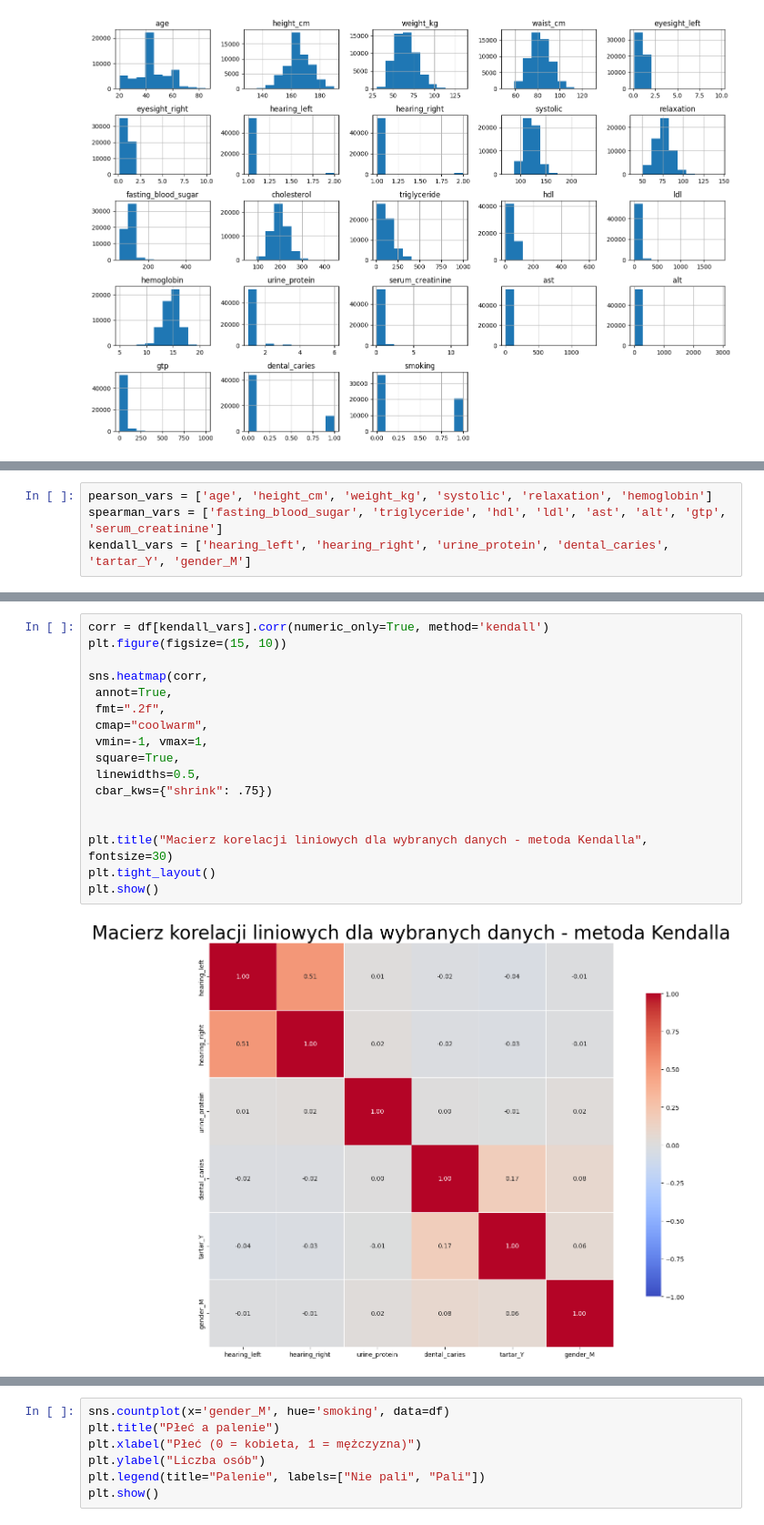
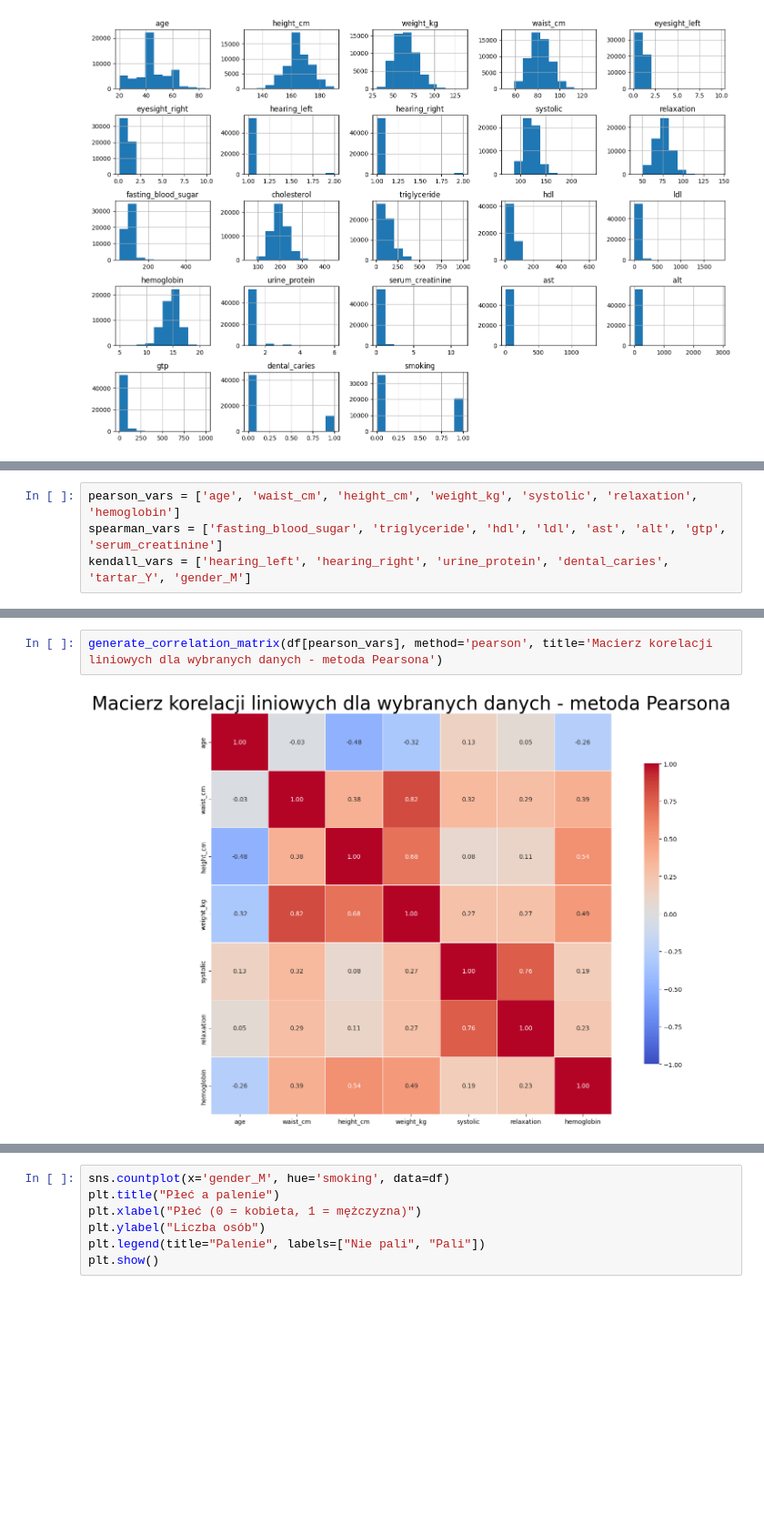
Before and after one commit to msnaspers/ml-pg2025, a Jupyter notebook: projekt_zaliczeniowy.ipynb, the cells around one changed output, grey strips where cells are left out. Shown: that part at 91% size. Saved outputs shown, nothing was run; the diff lists cells and outputs as text; blank space fills up the shorter version.

```diff
--- a/projekt_zaliczeniowy.ipynb
+++ b/projekt_zaliczeniowy.ipynb
@@ -269,4 +265,4 @@ plt.show()
 # %%
-pearson_vars = ['age', 'height_cm', 'weight_kg', 'systolic', 'relaxation', 'hemoglobin']
+pearson_vars = ['age', 'waist_cm', 'height_cm', 'weight_kg', 'systolic', 'relaxation', 'hemoglobin']
 spearman_vars = ['fasting_blood_sugar', 'triglyceride', 'hdl', 'ldl', 'ast', 'alt', 'gtp', 'serum_creatinine']
 kendall_vars = ['hearing_left', 'hearing_right', 'urine_protein', 'dental_caries', 'tartar_Y', 'gender_M']
@@ -311,19 +269,4 @@ plt.show()
-# %%
-corr = df[kendall_vars].corr(numeric_only=True, method='kendall')
-plt.figure(figsize=(15, 10))
-
-sns.heatmap(corr,
- annot=True,
- fmt=".2f",
- cmap="coolwarm",
- vmin=-1, vmax=1,
- square=True,
- linewidths=0.5,
- cbar_kws={"shrink": .75})
-
-
-plt.title("Macierz korelacji liniowych dla wybranych danych - metoda Kendalla", fontsize=30)
-plt.tight_layout()
-plt.show()
-# %% [output]
-[figure, removed]
+# %%
+generate_correlation_matrix(df[pearson_vars], method='pearson', title='Macierz korelacji liniowych dla wybranych danych - metoda Pearsona')
+# %% [output]
+[figure, added]
```
Also changed, not shown: parts of 21 cells of this notebook, 1 other file.
